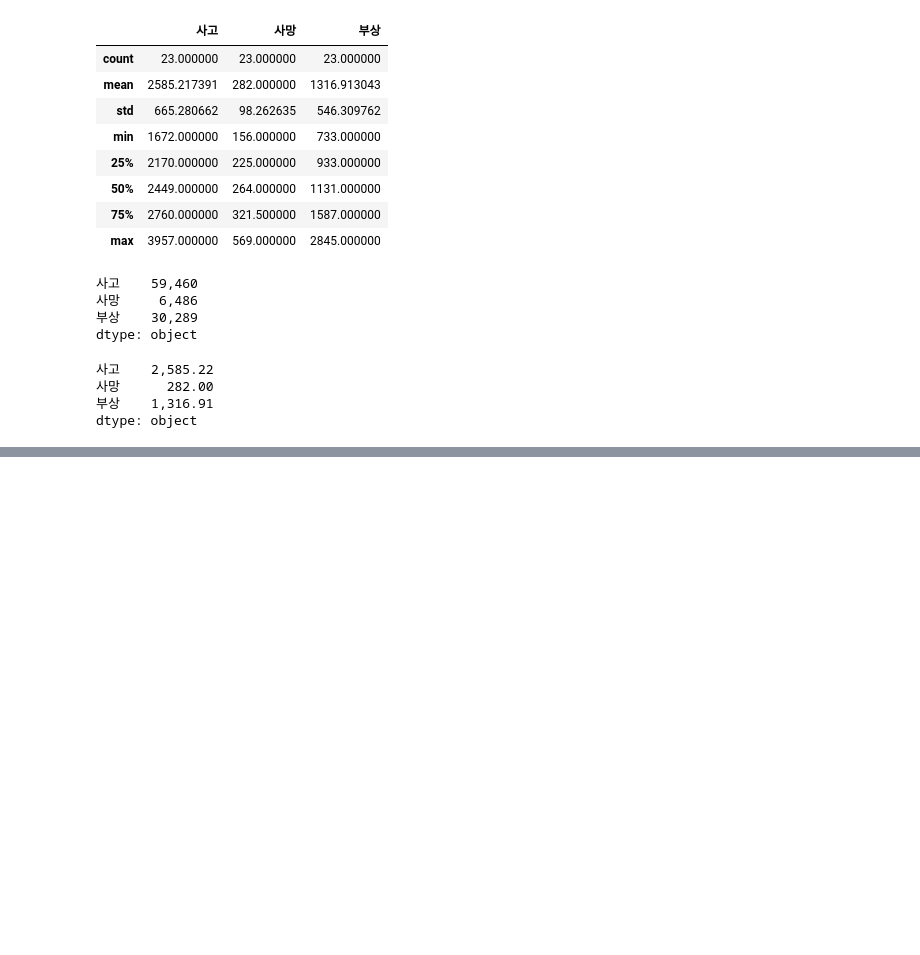
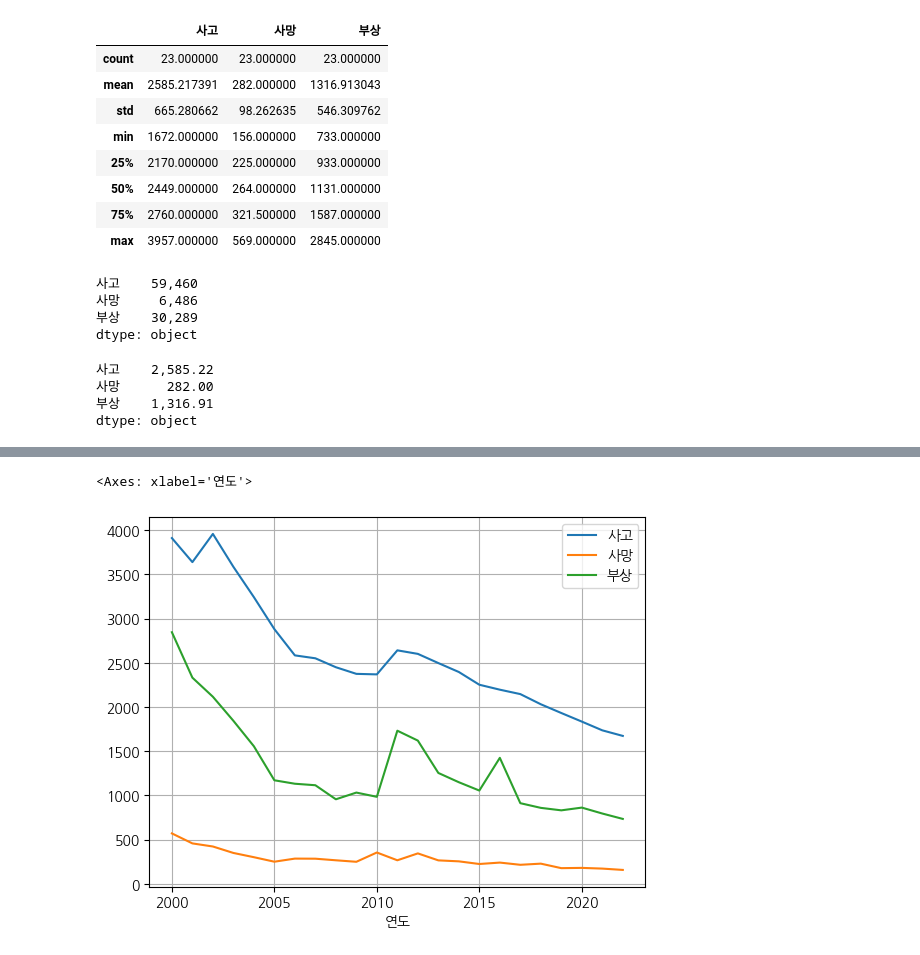
Before and after one commit to layla-focalors/AColab_Github_data_processing, a Jupyter notebook: Preprocessing_visualation.ipynb, the cells around one changed output, grey strips where cells are left out. Cells and saved outputs as stored; diff of their text form; code cells hidden in the pictures; blank space fills up the shorter version.

```diff
--- a/Preprocessing_visualation.ipynb
+++ b/Preprocessing_visualation.ipynb
@@ -67,0 +111,9 @@ dtype: object
+# %%
+import matplotlib.pyplot as plt
+plt.rc('font', family='NanumGothic')
+# %%
+# 한국어 지원 설정
+df.plot(kind='line', x='연도', grid=True)
+# %% [output]
+<Axes: xlabel='연도'>
+[figure, added]
```
Also changed, not shown: parts of 18 cells of this notebook, 2 other files.
